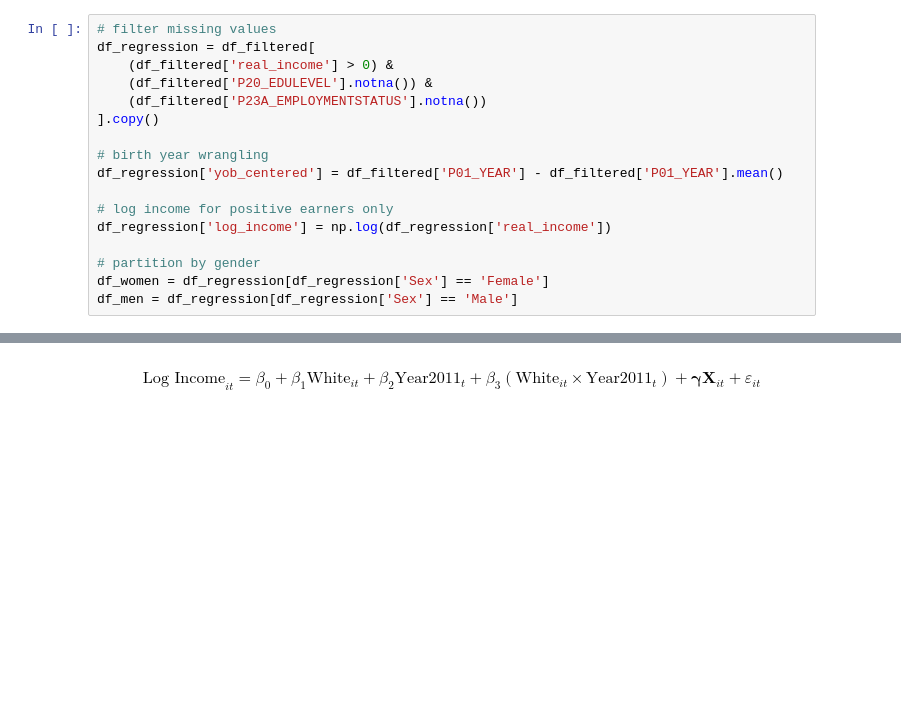
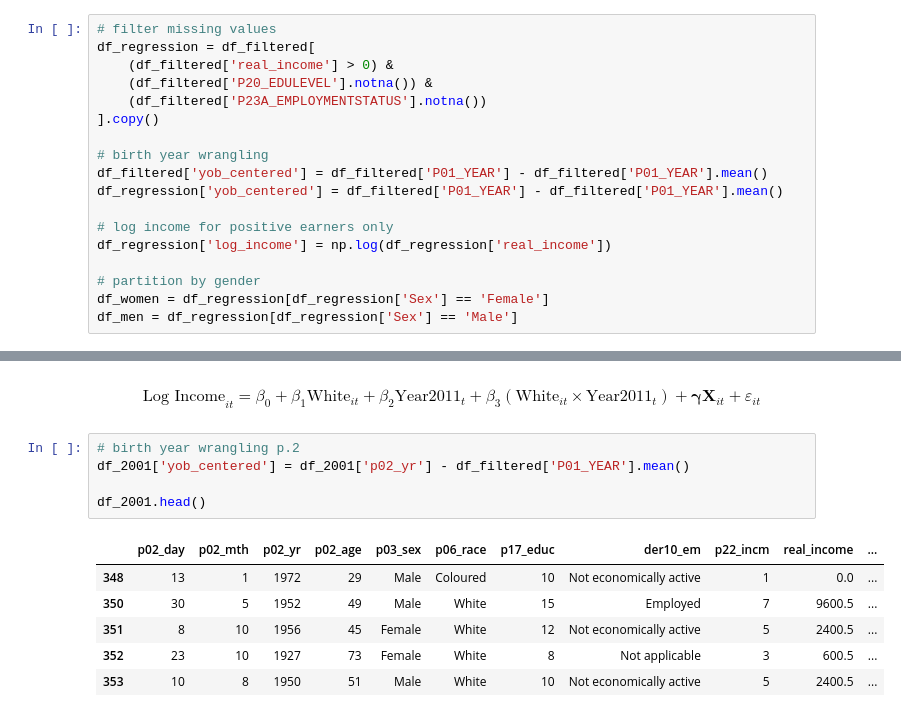
Before and after one commit to erinabruzzy/dsan5650_path1, a Jupyter notebook: apartheid.ipynb, the cells around one changed output, grey strips where cells are left out. Cells and saved outputs as stored; diff of their text form; blank space fills up the shorter version.

```diff
--- a/apartheid.ipynb
+++ b/apartheid.ipynb
@@ -296,6 +296,7 @@ df_regression = df_filtered[
 ].copy()
 
 # birth year wrangling
+df_filtered['yob_centered'] = df_filtered['P01_YEAR'] - df_filtered['P01_YEAR'].mean()
 df_regression['yob_centered'] = df_filtered['P01_YEAR'] - df_filtered['P01_YEAR'].mean()
 
 # log income for positive earners only
@@ -664,3 +673,15 @@ dfi.export(formatted_table, 'images/formatted_table_2001.png', table_conversion=
 ## Pooled Cross-Section Analysis (2001 and 2011)
 # %% [markdown]
 $$\text{Log Income}_{it} = \beta_0 + \beta_1 \text{White}_{it} + \beta_2 \text{Year2011}_t + \beta_3 (\text{White}_{it} \times \text{Year2011}_t) + \boldsymbol{\gamma} \mathbf{X}_{it} + \varepsilon_{it}$$
+# %%
+# birth year wrangling p.2
+df_2001['yob_centered'] = df_2001['p02_yr'] - df_filtered['P01_YEAR'].mean()
+
+df_2001.head()
+# %% [output]
+|  | p02_day | p02_mth | p02_yr | p02_age | p03_sex | p06_race | p17_educ | der10_em | p22_incm | real_income | ... |
+| 348 | 13 | 1 | 1972 | 29 | Male | Coloured | 10 | Not economically active | 1 | 0.0 | ... |
+| 350 | 30 | 5 | 1952 | 49 | Male | White | 15 | Employed | 7 | 9600.5 | ... |
+| 351 | 8 | 10 | 1956 | 45 | Female | White | 12 | Not economically active | 5 | 2400.5 | ... |
+| 352 | 23 | 10 | 1927 | 73 | Female | White | 8 | Not applicable | 3 | 600.5 | ... |
+| 353 | 10 | 8 | 1950 | 51 | Male | White | 10 | Not economically active | 5 | 2400.5 | ... |
```
Also changed, not shown: parts of 13 cells of this notebook, 2 other files.
